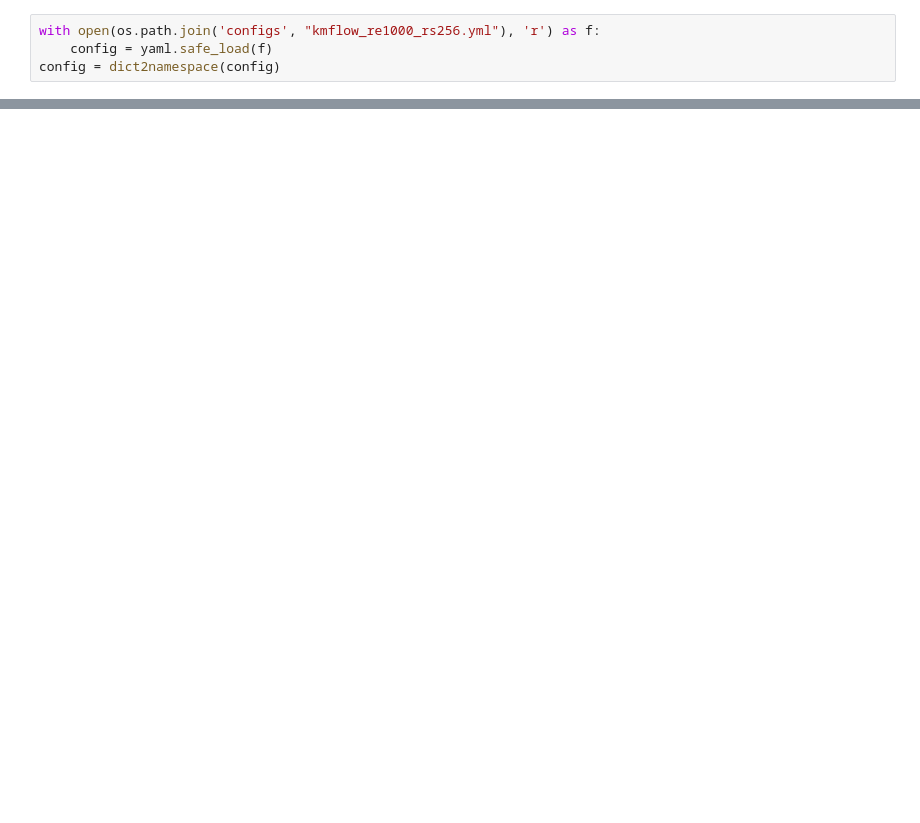
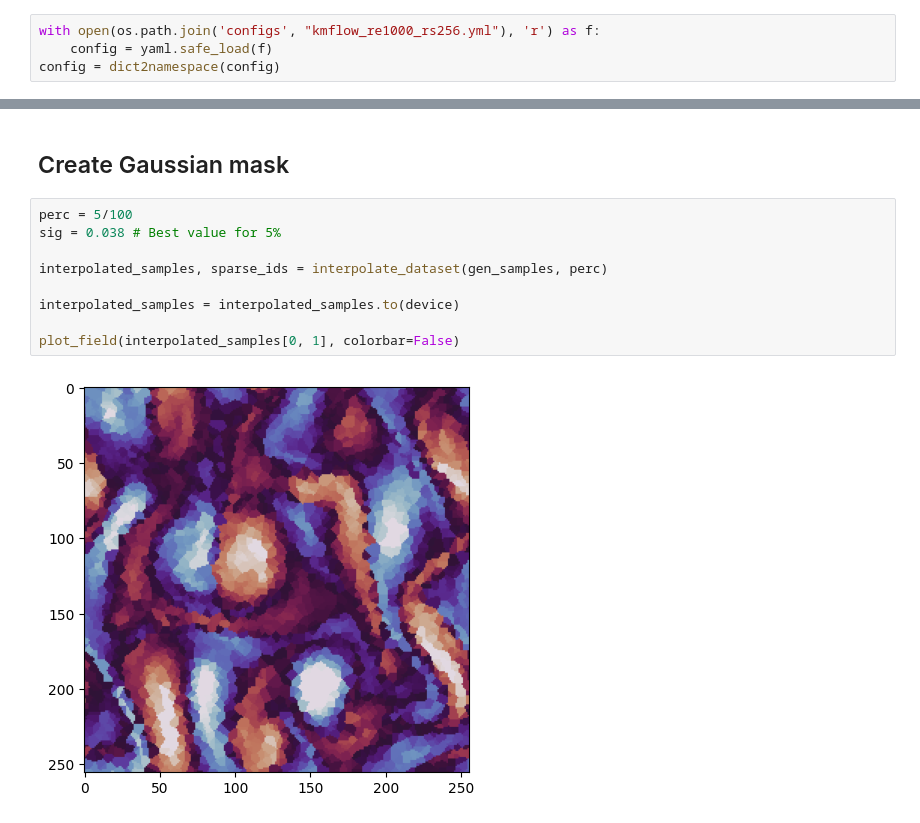
Before and after one commit to ojasvanema/guiding-diffusion-models-sparse-reconstruction, a Jupyter notebook: examples.ipynb, the cells around one changed output, grey strips where cells are left out. Saved outputs shown, nothing was run; the diff lists cells and outputs as text; blank space fills up the shorter version.

```diff
--- a/examples.ipynb
+++ b/examples.ipynb
@@ -31,0 +47,13 @@ model.to(device);
+# %% [markdown]
+## Create Gaussian mask
+# %%
+perc = 5/100
+sig = 0.038 # Best value for 5%
+
+interpolated_samples, sparse_ids = interpolate_dataset(gen_samples, perc)
+
+interpolated_samples = interpolated_samples.to(device)
+
+plot_field(interpolated_samples[0, 1], colorbar=False)
+# %% [output]
+[figure, added]
```
Also changed, not shown: parts of 9 cells of this notebook, 4 other files.
